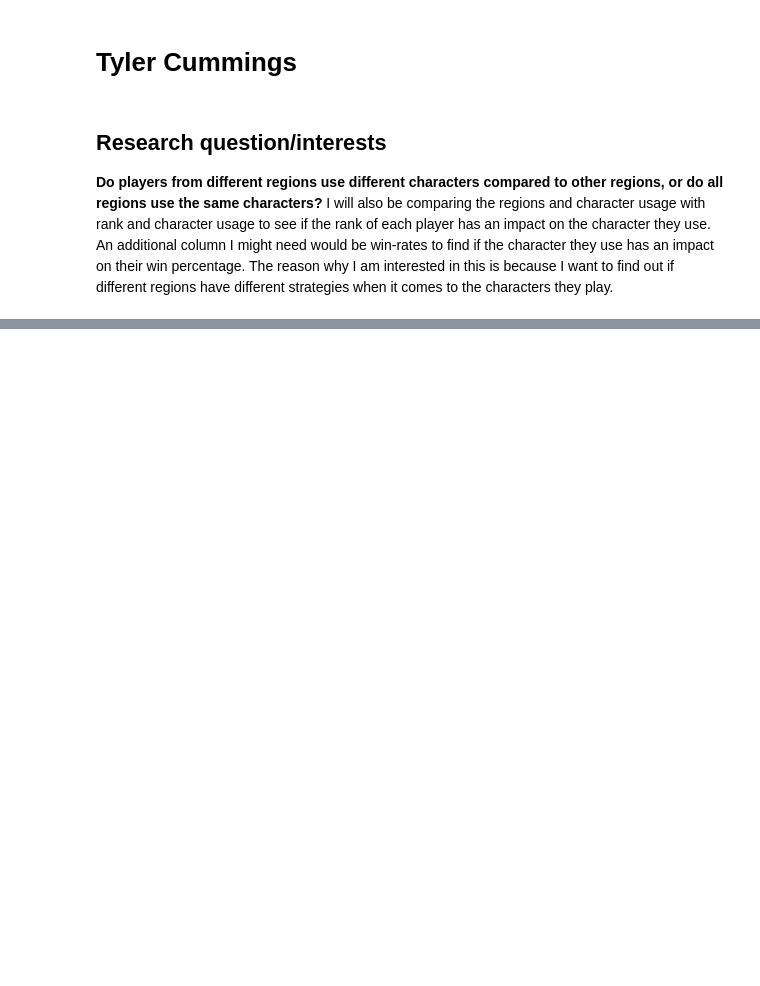
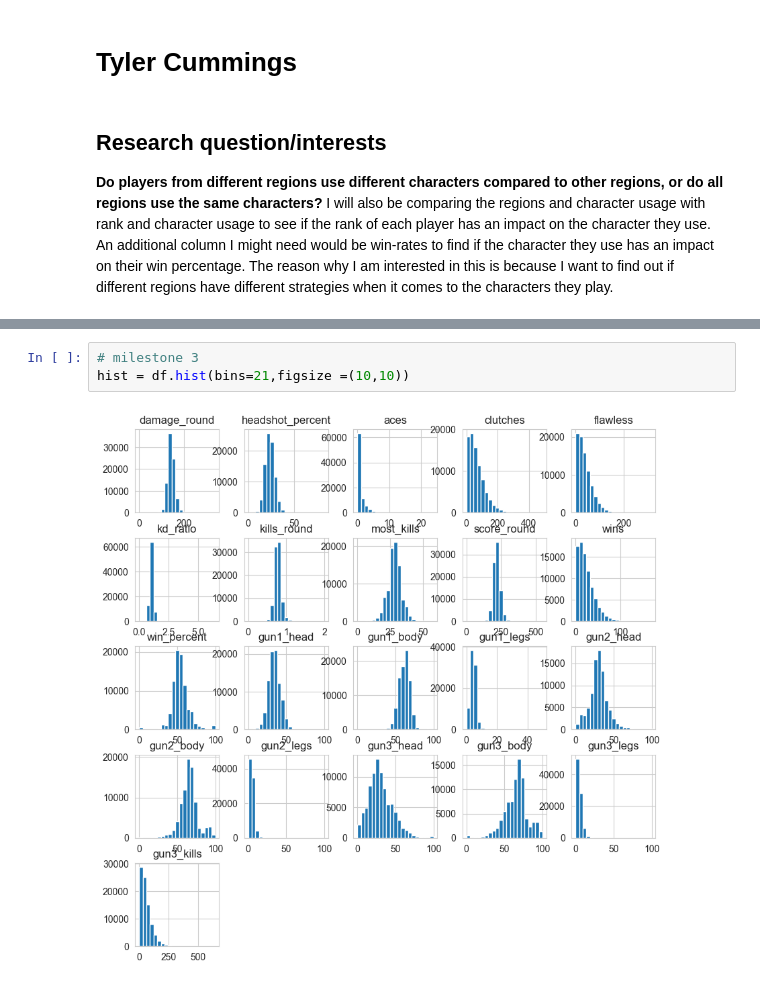
Before and after one commit to ubco-W2022T2-data301/project-group-group64, a Jupyter notebook: analysis/analysis2.ipynb, the cells around one changed output, grey strips where cells are left out. Drawn from its saved outputs; the diff is of its cells as text; blank space fills up the shorter version.

```diff
--- a/analysis/analysis2.ipynb
+++ b/analysis/analysis2.ipynb
@@ -24,3 +25,8 @@ df
 | 85676 | LAT | EZ4TGD EnSBuwu | #kmeve | Immortal 3 | 155.9 | 132 | 22.2 | 0 | 23 | ... |
 | 85677 | LAT | Neon | #SSJ | Radiant | 164.4 | 1,127 | 20.7 | 3 | 136 | ... |
 85678 rows × 38 columns
+# %%
+# milestone 3
+hist = df.hist(bins=21,figsize =(10,10))
+# %% [output]
+[figure, added]
```
Also changed, not shown: parts of 9 cells of this notebook.
